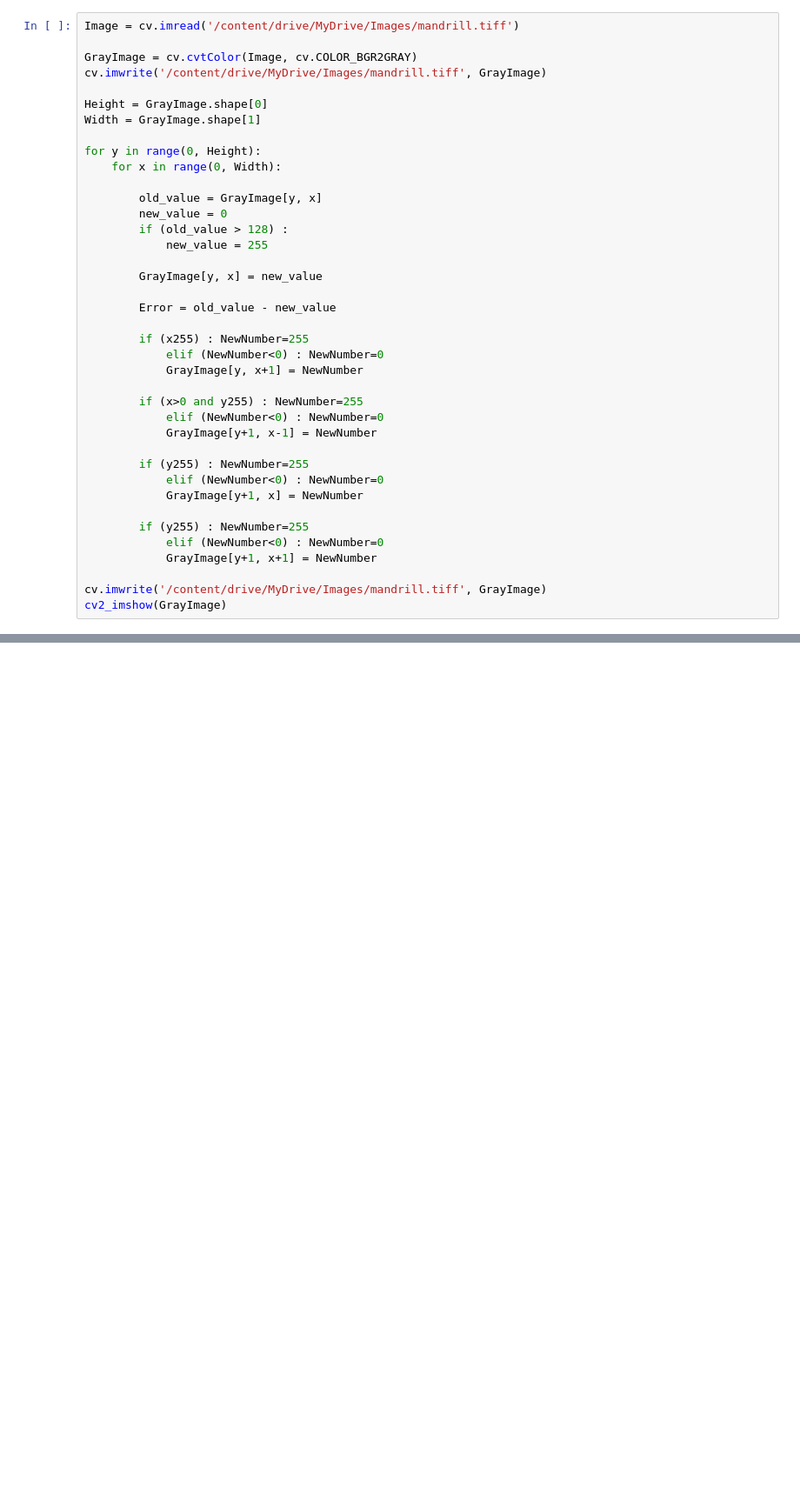
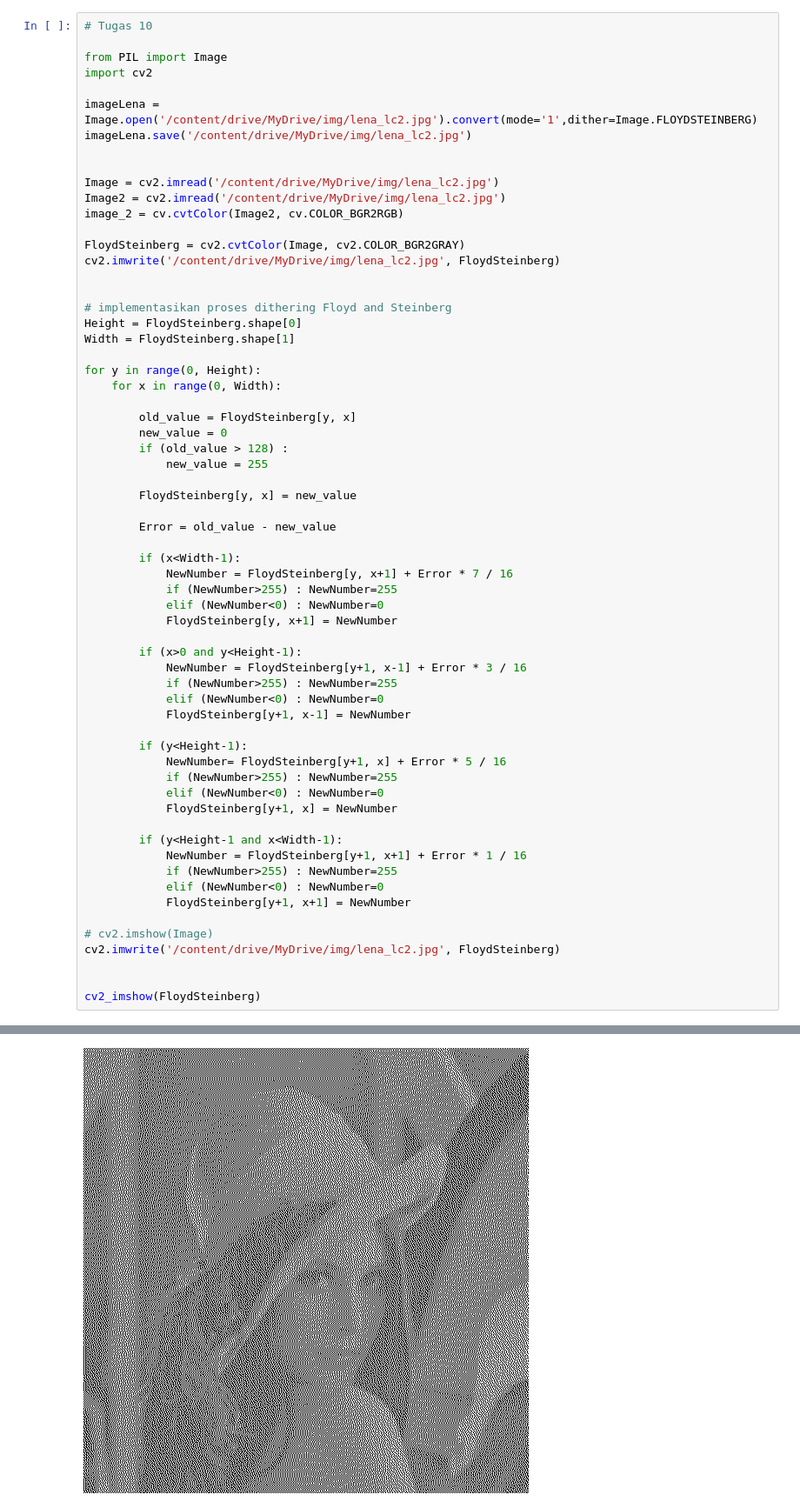
Before and after one commit to ikypakey/PCVK, a Jupyter notebook: Week6.ipynb, the cells around one changed output, grey strips where cells are left out. Shown at 87% size. Saved outputs shown, nothing was run; the diff lists cells and outputs as text; blank space fills up the shorter version.

```diff
--- a/Week6.ipynb
+++ b/Week6.ipynb
@@ -216,40 +286,64 @@ for y in range(0, img8.shape[0]):
 # %%
-Image = cv.imread('/content/drive/MyDrive/Images/mandrill.tiff')
+# Tugas 10
 
-GrayImage = cv.cvtColor(Image, cv.COLOR_BGR2GRAY)
-cv.imwrite('/content/drive/MyDrive/Images/mandrill.tiff', GrayImage)
+from PIL import Image
+import cv2
 
-Height = GrayImage.shape[0]
-Width = GrayImage.shape[1]
+imageLena = Image.open('/content/drive/MyDrive/img/lena_lc2.jpg').convert(mode='1',dither=Image.FLOYDSTEINBERG)
+imageLena.save('/content/drive/MyDrive/img/lena_lc2.jpg')
+
+
+Image = cv2.imread('/content/drive/MyDrive/img/lena_lc2.jpg')
+Image2 = cv2.imread('/content/drive/MyDrive/img/lena_lc2.jpg')
+image_2 = cv.cvtColor(Image2, cv.COLOR_BGR2RGB)
+
+FloydSteinberg = cv2.cvtColor(Image, cv2.COLOR_BGR2GRAY)
+cv2.imwrite('/content/drive/MyDrive/img/lena_lc2.jpg', FloydSteinberg)
+
+
+# implementasikan proses dithering Floyd and Steinberg
+Height = FloydSteinberg.shape[0]
+Width = FloydSteinberg.shape[1]
 
 for y in range(0, Height):
     for x in range(0, Width):
 
-        old_value = GrayImage[y, x]
+        old_value = FloydSteinberg[y, x]
         new_value = 0
         if (old_value > 128) :
             new_value = 255
 
-        GrayImage[y, x] = new_value
+        FloydSteinberg[y, x] = new_value
 
         Error = old_value - new_value
 
-        if (x255) : NewNumber=255
+        if (x<Width-1):
+            NewNumber = FloydSteinberg[y, x+1] + Error * 7 / 16
+            if (NewNumber>255) : NewNumber=255
             elif (NewNumber<0) : NewNumber=0
-            GrayImage[y, x+1] = NewNumber
+            FloydSteinberg[y, x+1] = NewNumber
 
-        if (x>0 and y255) : NewNumber=255
+        if (x>0 and y<Height-1):
+            NewNumber = FloydSteinberg[y+1, x-1] + Error * 3 / 16
+            if (NewNumber>255) : NewNumber=255
             elif (NewNumber<0) : NewNumber=0
-            GrayImage[y+1, x-1] = NewNumber
+            FloydSteinberg[y+1, x-1] = NewNumber
 
-        if (y255) : NewNumber=255
+        if (y<Height-1):
+            NewNumber= FloydSteinberg[y+1, x] + Error * 5 / 16
+            if (NewNumber>255) : NewNumber=255
             elif (NewNumber<0) : NewNumber=0
-            GrayImage[y+1, x] = NewNumber
+            FloydSteinberg[y+1, x] = NewNumber
 
-        if (y255) : NewNumber=255
+        if (y<Height-1 and x<Width-1):
+            NewNumber = FloydSteinberg[y+1, x+1] + Error * 1 / 16
+            if (NewNumber>255) : NewNumber=255
             elif (NewNumber<0) : NewNumber=0
-            GrayImage[y+1, x+1] = NewNumber
+            FloydSteinberg[y+1, x+1] = NewNumber
 
-cv.imwrite('/content/drive/MyDrive/Images/mandrill.tiff', GrayImage)
-cv2_imshow(GrayImage)
+# cv2.imshow(Image)
+cv2.imwrite('/content/drive/MyDrive/img/lena_lc2.jpg', FloydSteinberg)
+
+
+cv2_imshow(FloydSteinberg)
 # %% [output]
@@ -256,0 +350 @@ IndentationError: ignored
+[figure, added]
```
Also changed, not shown: parts of 2 cells of this notebook.
